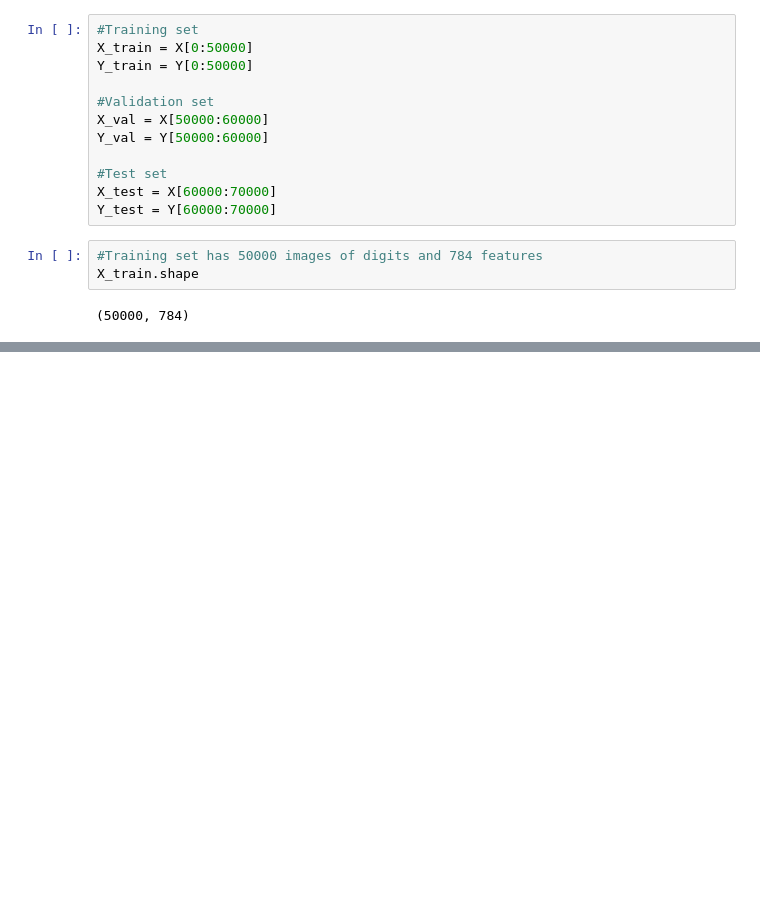
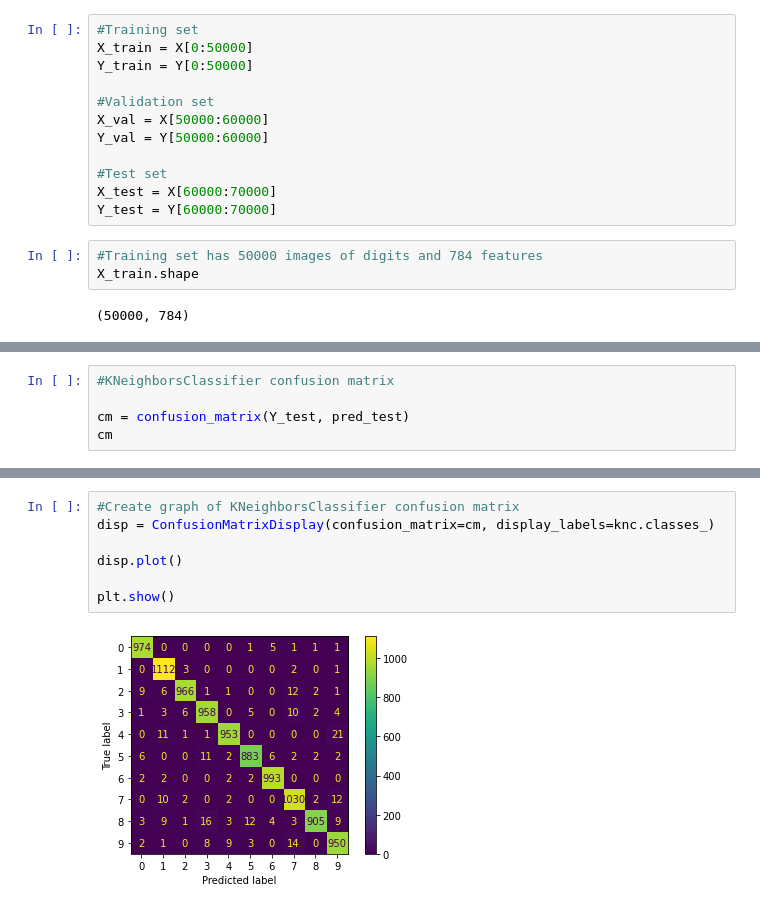
Before and after one commit to Andu972k/AIFinalProject, a Jupyter notebook: Mnist Classification models.ipynb, the cells around one changed output, grey strips where cells are left out. Saved outputs shown, nothing was run; the diff lists cells and outputs as text; blank space fills up the shorter version.

```diff
--- a/Mnist Classification models.ipynb
+++ b/Mnist Classification models.ipynb
@@ -67,0 +319,5 @@ from sklearn.neural_network import MLPClassifier
+# %%
+#KNeighborsClassifier confusion matrix
+
+cm = confusion_matrix(Y_test, pred_test)
+cm
@@ -67,0 +355,9 @@ from sklearn.neural_network import MLPClassifier
+# %%
+#Create graph of KNeighborsClassifier confusion matrix
+disp = ConfusionMatrixDisplay(confusion_matrix=cm, display_labels=knc.classes_)
+
+disp.plot()
+
+plt.show()
+# %% [output]
+[figure, added]
```
Also changed, not shown: parts of 79 cells of this notebook.
